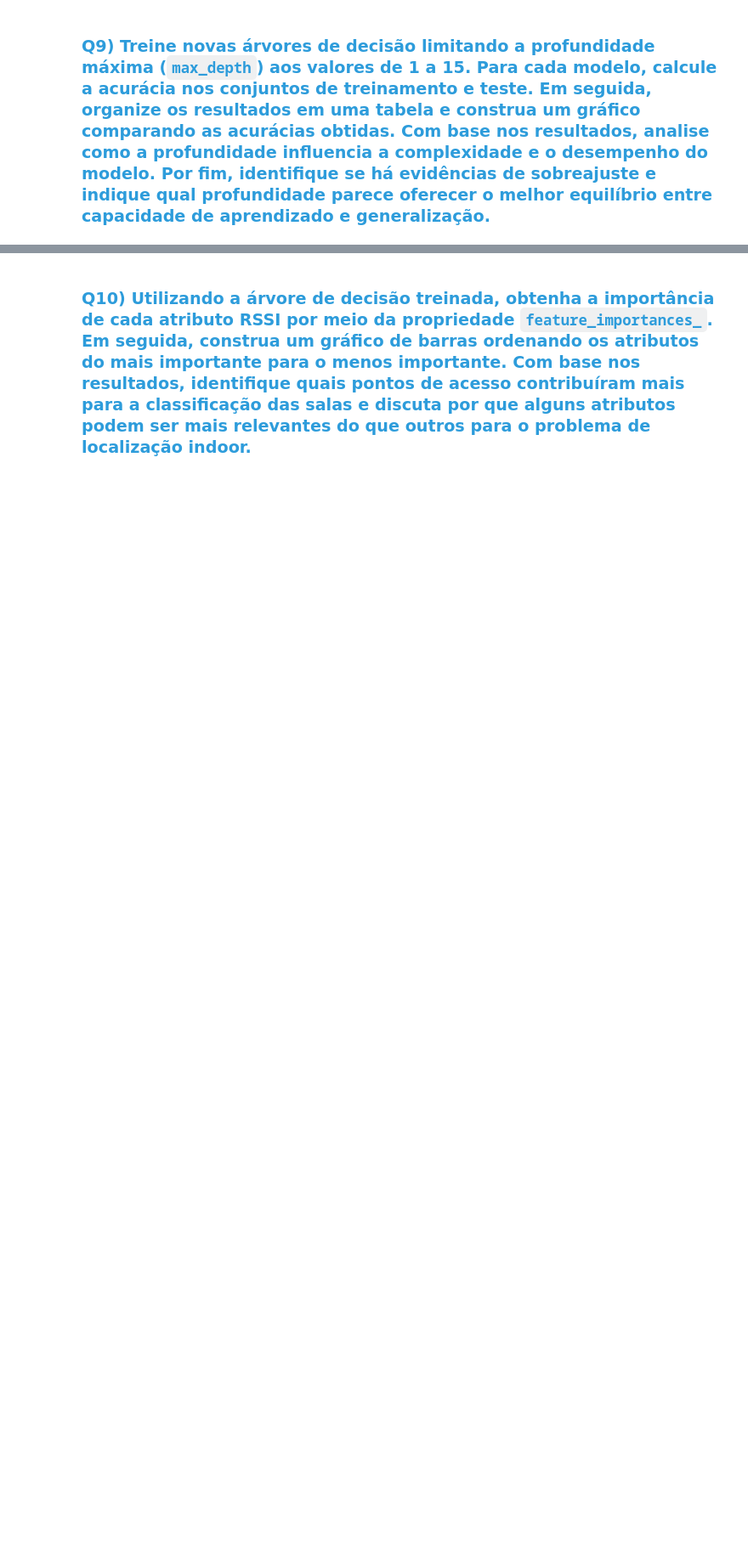
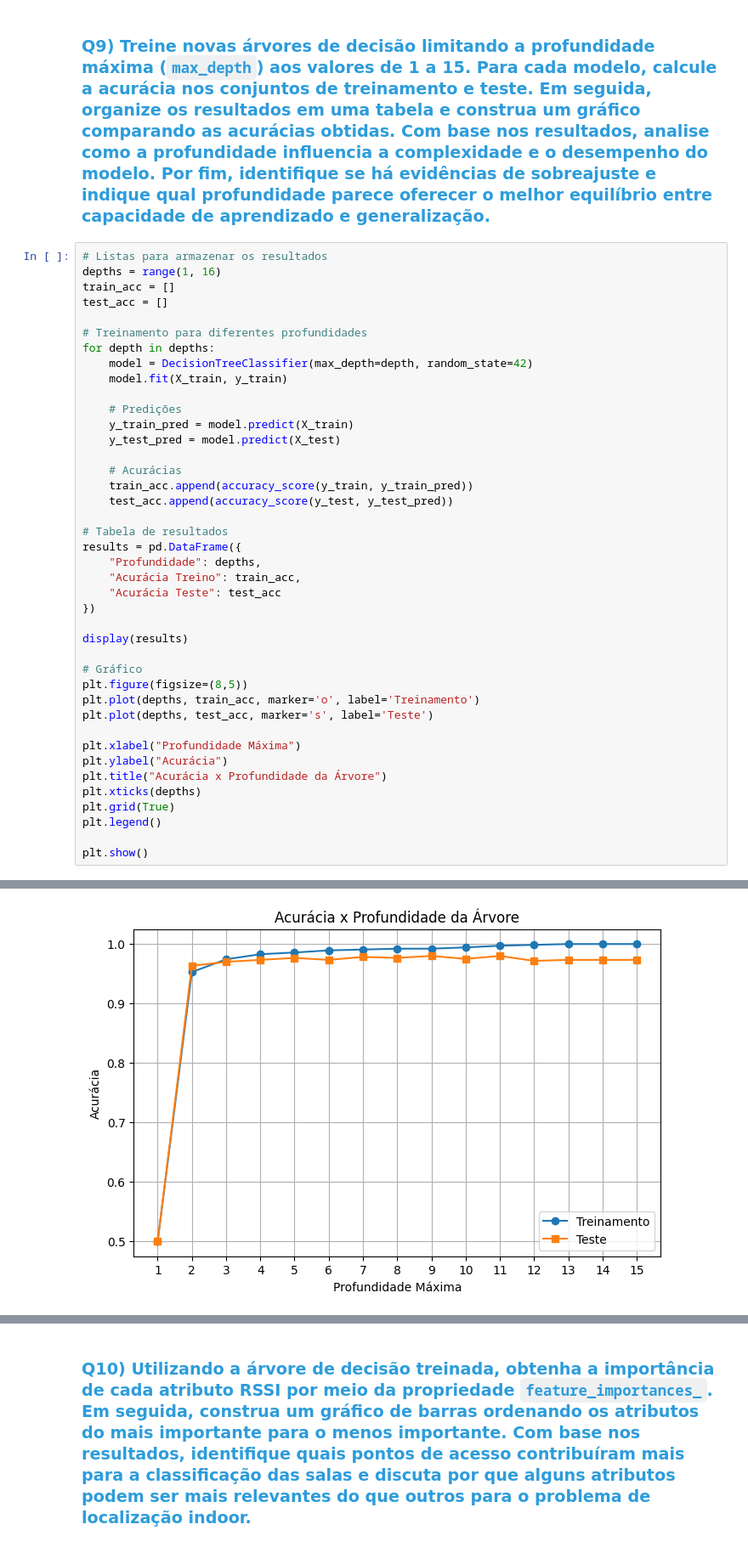
Before and after one commit to AntonioF2/C318, a Jupyter notebook: C318_2026_1_Atividade_06_231.ipynb, the cells around one changed output, grey strips where cells are left out. Shown at 85% size. Cells and saved outputs as stored; diff of their text form; blank space fills up the shorter version.

```diff
--- a/C318_2026_1_Atividade_06_231.ipynb
+++ b/C318_2026_1_Atividade_06_231.ipynb
@@ -221,2 +334,44 @@ As árvores de decisão são algoritmos de aprendizado supervisionado utilizados
 # %% [markdown]
 ### <font color='#2D9CDB'>Q9) Treine novas árvores de decisão limitando a profundidade máxima (`max_depth`) aos valores de 1 a 15. Para cada modelo, calcule a acurácia nos conjuntos de treinamento e teste. Em seguida, organize os resultados em uma tabela e construa um gráfico comparando as acurácias obtidas. Com base nos resultados, analise como a profundidade influencia a complexidade e o desempenho do modelo. Por fim, identifique se há evidências de sobreajuste e indique qual profundidade parece oferecer o melhor equilíbrio entre capacidade de aprendizado e generalização.</font>
+# %%
+# Listas para armazenar os resultados
+depths = range(1, 16)
+train_acc = []
+test_acc = []
+
+# Treinamento para diferentes profundidades
+for depth in depths:
+    model = DecisionTreeClassifier(max_depth=depth, random_state=42)
+    model.fit(X_train, y_train)
+
+    # Predições
+    y_train_pred = model.predict(X_train)
+    y_test_pred = model.predict(X_test)
+
+    # Acurácias
+    train_acc.append(accuracy_score(y_train, y_train_pred))
+    test_acc.append(accuracy_score(y_test, y_test_pred))
+
+# Tabela de resultados
+results = pd.DataFrame({
+    "Profundidade": depths,
+    "Acurácia Treino": train_acc,
+    "Acurácia Teste": test_acc
+})
+
+display(results)
+
+# Gráfico
+plt.figure(figsize=(8,5))
+plt.plot(depths, train_acc, marker='o', label='Treinamento')
+plt.plot(depths, test_acc, marker='s', label='Teste')
+
+plt.xlabel("Profundidade Máxima")
+plt.ylabel("Acurácia")
+plt.title("Acurácia x Profundidade da Árvore")
+plt.xticks(depths)
+plt.grid(True)
+plt.legend()
+
+plt.show()
+# %% [output]
@@ -222,0 +394 @@ As árvores de decisão são algoritmos de aprendizado supervisionado utilizados
+[figure, added]
```
Also changed, not shown: parts of 28 cells of this notebook.
